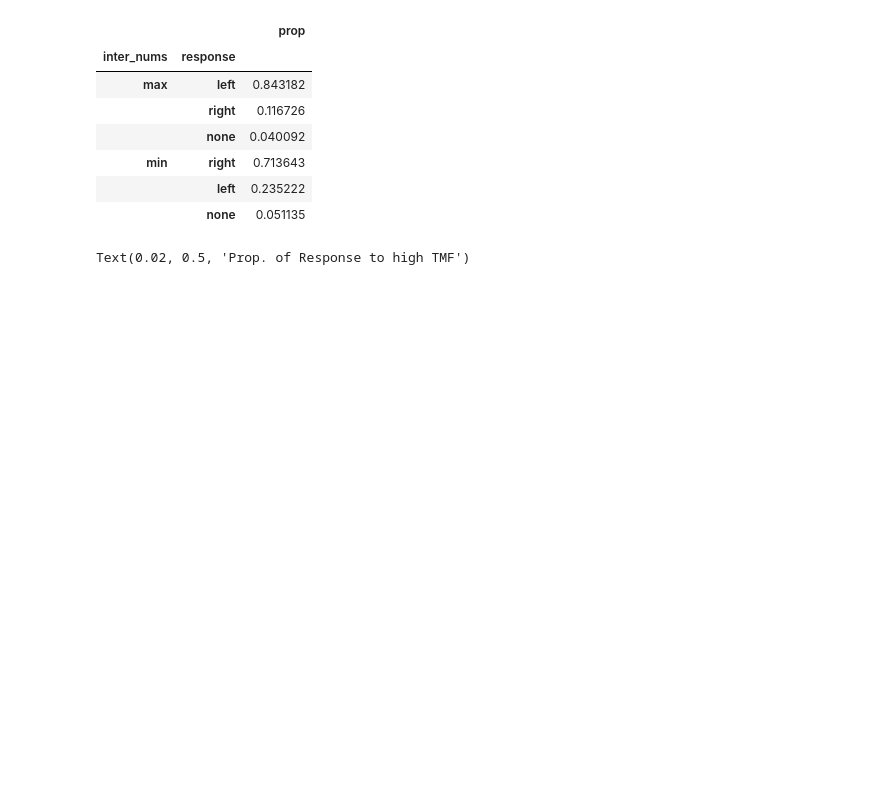
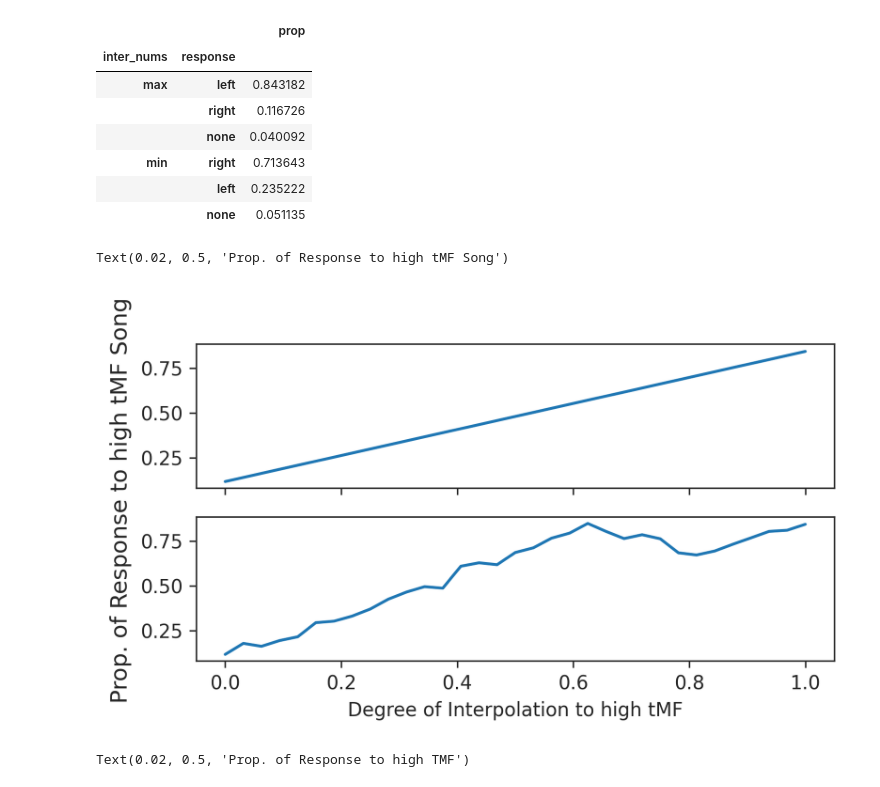
Before and after one commit to xingjeffrey/starling_rhythm_mfdfa, a Jupyter notebook: notebooks/TwoAC_MFDiscrim_Salvage/Interpolation Test Stimuli Performance V2.ipynb, the cells around one changed output. Saved outputs shown, nothing was run; the diff lists cells and outputs as text; code cells hidden in the pictures; blank space fills up the shorter version.

```diff
--- a/notebooks/TwoAC_MFDiscrim_Salvage/Interpolation Test Stimuli Performance V2.ipynb
+++ b/notebooks/TwoAC_MFDiscrim_Salvage/Interpolation Test Stimuli Performance V2.ipynb
@@ -150,6 +150,55 @@ baseline_accuracies
 | min | right | 0.713643 |
 |  | left | 0.235222 |
 |  | none | 0.051135 |
+# %%
+fig, axes = plt.subplots(nrows = 2, ncols = 1, sharex = True, sharey = True, figsize = (6, 3), dpi = 300)
+
+left_baseline = baseline_accuracies.loc[('max', 'left')].values[0]
+right_baseline = baseline_accuracies.loc[('max', 'right')].values[0]
+
+
+## Hypothesis 1
+### From left baseline to right baseline, there is a linear relationship in the linear interpolation space
+hypo1_linear = (
+    np.linspace(1, 0, 33),
+    np.linspace(left_baseline, right_baseline, 33)
+)
+
+axes[0].plot(
+    hypo1_linear[0],
+    hypo1_linear[1]
+)
+
+#axes[0][1].plot(
+#    what['mf'],
+#    what['p']
+#)
+
+axes[1].set_xlabel('Degree of Interpolation to high tMF')
+
+## Hypothesis 2
+### from left baseline to right baseline, there is a linear relationship in the multifractal space
+hypo2_linear = (
+    np.linspace(1, 0, 33),
+    normalize(
+        x = mf_function,
+        normalize_anchors = (mf_function[0], mf_function[-1]),
+        newRange = (left_baseline, right_baseline)
+    )
+)
+
+
+axes[1].plot(
+    hypo2_linear[0],
+    hypo2_linear[1]
+)
+
+fig.supylabel('Prop. of Response to high tMF Song')
+
+##
+# %% [output]
+Text(0.02, 0.5, 'Prop. of Response to high tMF Song')
+[figure, added]
 # %%
 fig, axes = plt.subplots(nrows = 2, ncols = 2, sharex = False, sharey = True, figsize = (8, 4), dpi = 300)
 
```
Also changed, not shown: 1 other file.
